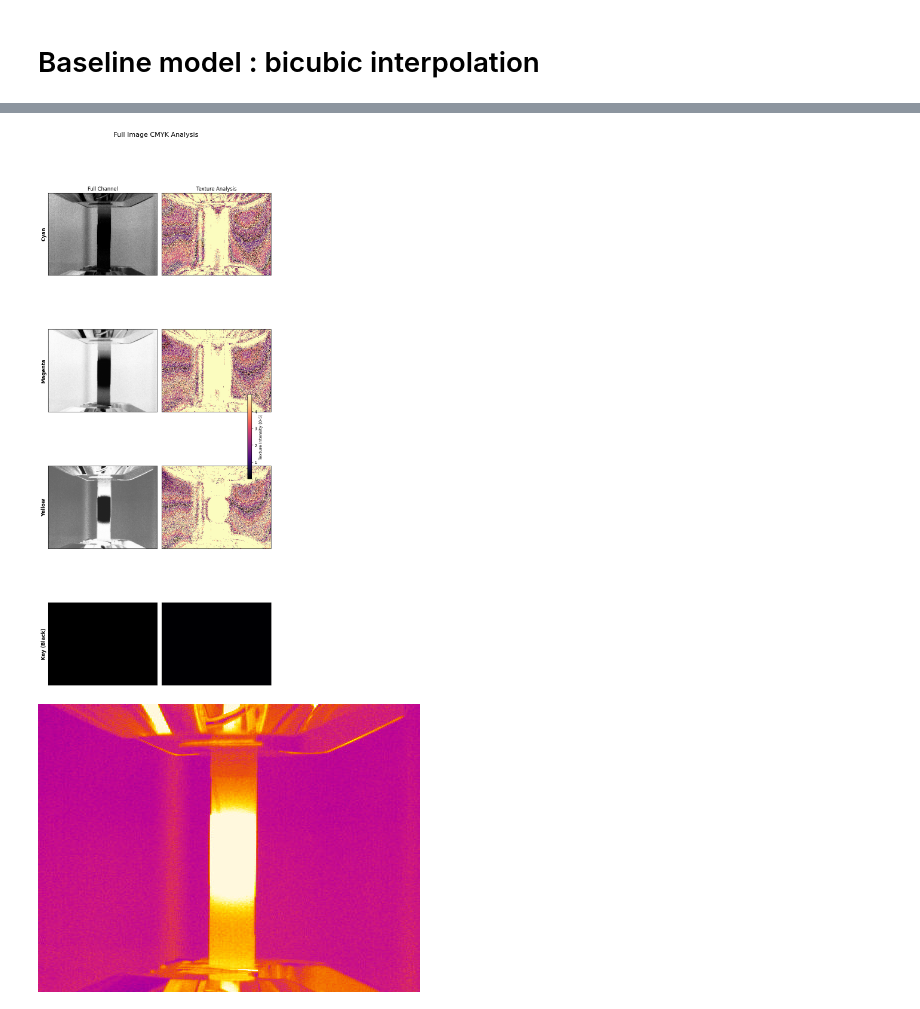
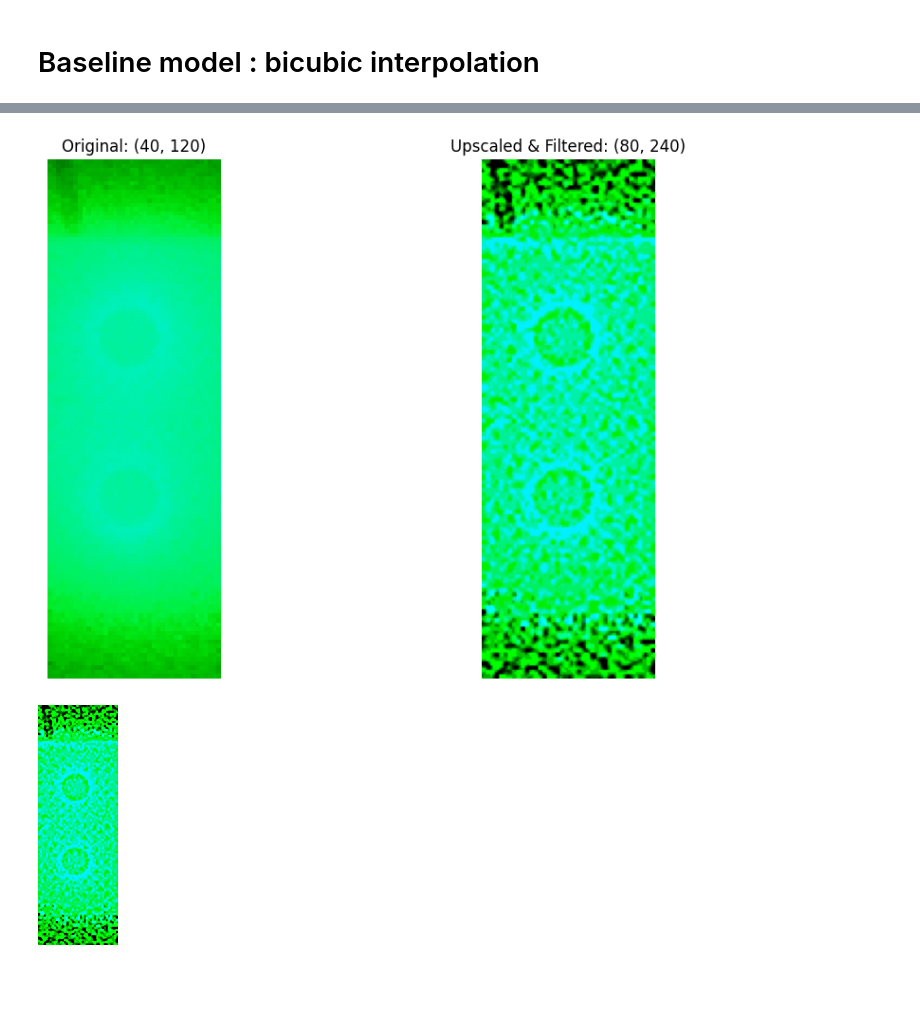
Before and after one commit to PierreHollebeque/02456_DL_Project, a Jupyter notebook: baseline_upgrade.ipynb, the cells around one changed output, grey strips where cells are left out. Saved outputs shown, nothing was run; the diff lists cells and outputs as text; code cells hidden in the pictures; blank space fills up the shorter version.

```diff
--- a/baseline_upgrade.ipynb
+++ b/baseline_upgrade.ipynb
@@ -138,5 +56,38 @@ def process_full_cmyk(image_num, plot=False):
-# %%
-process_full_cmyk('Record_2025-11-11_10-50-02.tiff', plot=True)
-# %% [output]
-[figure, removed]
-[figure, removed]
+# %%
+def bicubic_upscale_filter(image_num, plot=False):
+    path = f"{dir_low_enhanced}/{str(image_num)}.png"
+
+    if not os.path.exists(path):
+        return None
+
+    img = Image.open(path)
+    if img.mode in ['P', 'RGBA']:
+        img = img.convert('RGB')
+
+    up = img.resize(out_size, resample=Image.Resampling.BICUBIC)
+
+    # Application du filtre passe-haut (Sharpening)
+    up = up.filter(ImageFilter.UnsharpMask(radius=2, percent=3000, threshold=1))
+
+    if plot:
+        plt.figure(figsize=(12, 6))
+
+        plt.subplot(1, 2, 1)
+        plt.imshow(img, cmap='gray')
+        plt.title(f"Original: {img.size}")
+        plt.axis('off')
+
+        plt.subplot(1, 2, 2)
+        plt.imshow(up, cmap='gray')
+        plt.title(f"Upscaled & Filtered: {up.size}")
+        plt.axis('off')
+
+        plt.tight_layout()
+        plt.show()
+
+    return up
+# %%
+bicubic_upscale_filter(0, plot=True)
+# %% [output]
+[figure, added]
+[figure, added]
```
Also changed, not shown: parts of 3 cells of this notebook, 1 other file.
